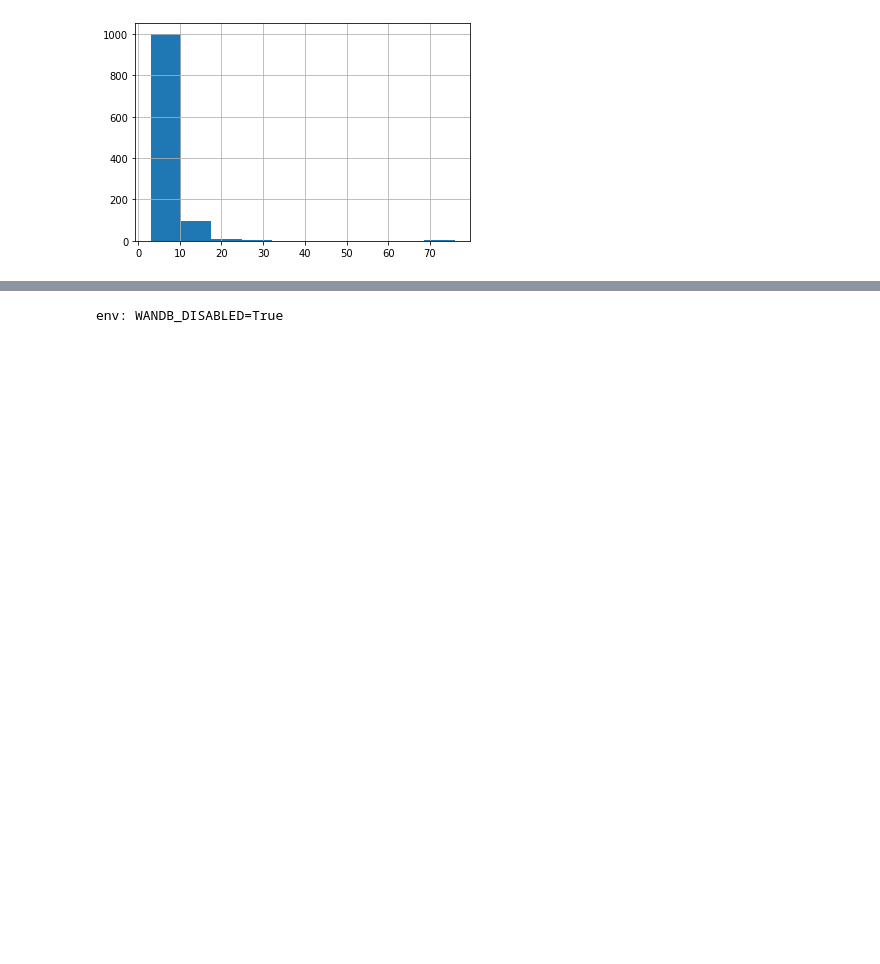
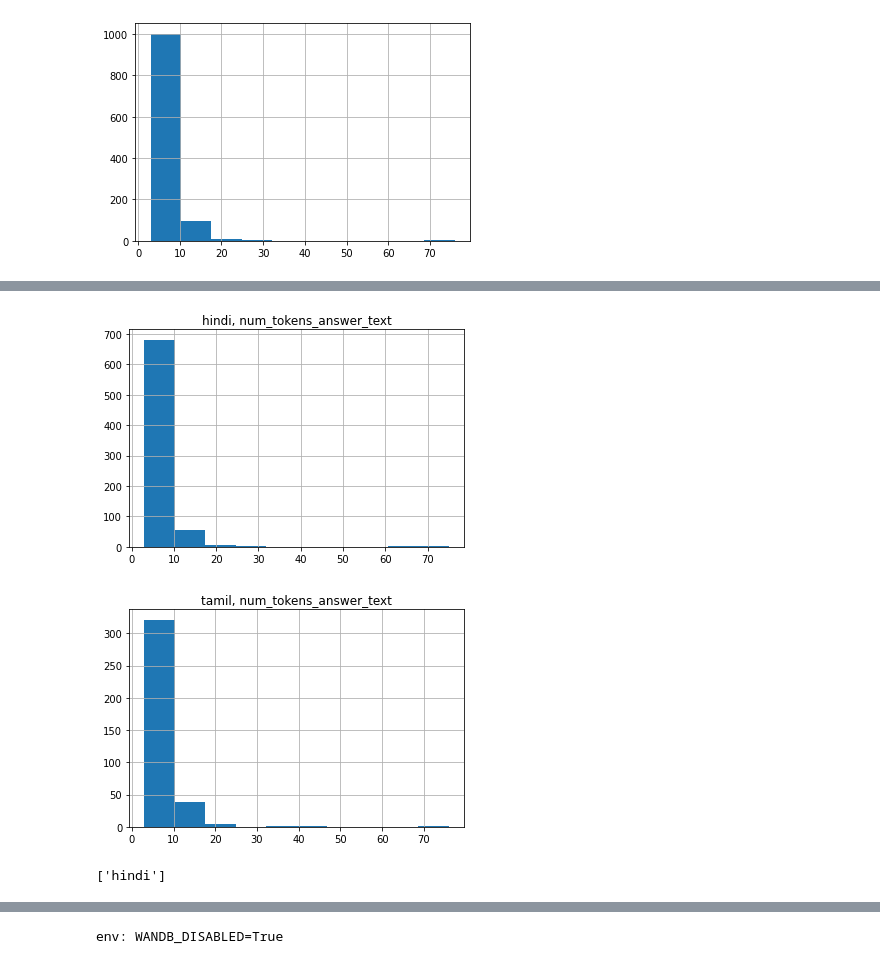
Before and after one commit to riow1983/Kaggle-chaii, a Jupyter notebook: notebooks/k2lnb001-chaii-eda-baseline-train.ipynb, the cells around one changed output, grey strips where cells are left out. Cells and saved outputs as stored; diff of their text form; code cells hidden in the pictures; blank space fills up the shorter version.

```diff
--- a/notebooks/k2lnb001-chaii-eda-baseline-train.ipynb
+++ b/notebooks/k2lnb001-chaii-eda-baseline-train.ipynb
@@ -166,3 +187,15 @@ train['num_tokens_answer_text'].hist();
+# %%
+sub_plot(train, "hindi", "num_tokens_answer_text")
+sub_plot(train, "tamil", "num_tokens_answer_text")
+# %% [output]
+[figure, added]
+[figure, added]
+# %%
+if cfg["drop_tamil_train"]:
+    train = train[train["language"] != "tamil"]
+    print(train["language"].unique())
+# %% [output]
+['hindi']
 # %%
 max_length = cfg["max_length"] #384 # The maximum length of a feature (question and context)
 doc_stride = cfg["doc_stride"] #128 # The authorized overlap between two part of the context when splitting it is needed.
```
Also changed, not shown: parts of 19 cells of this notebook, 1 other file.
